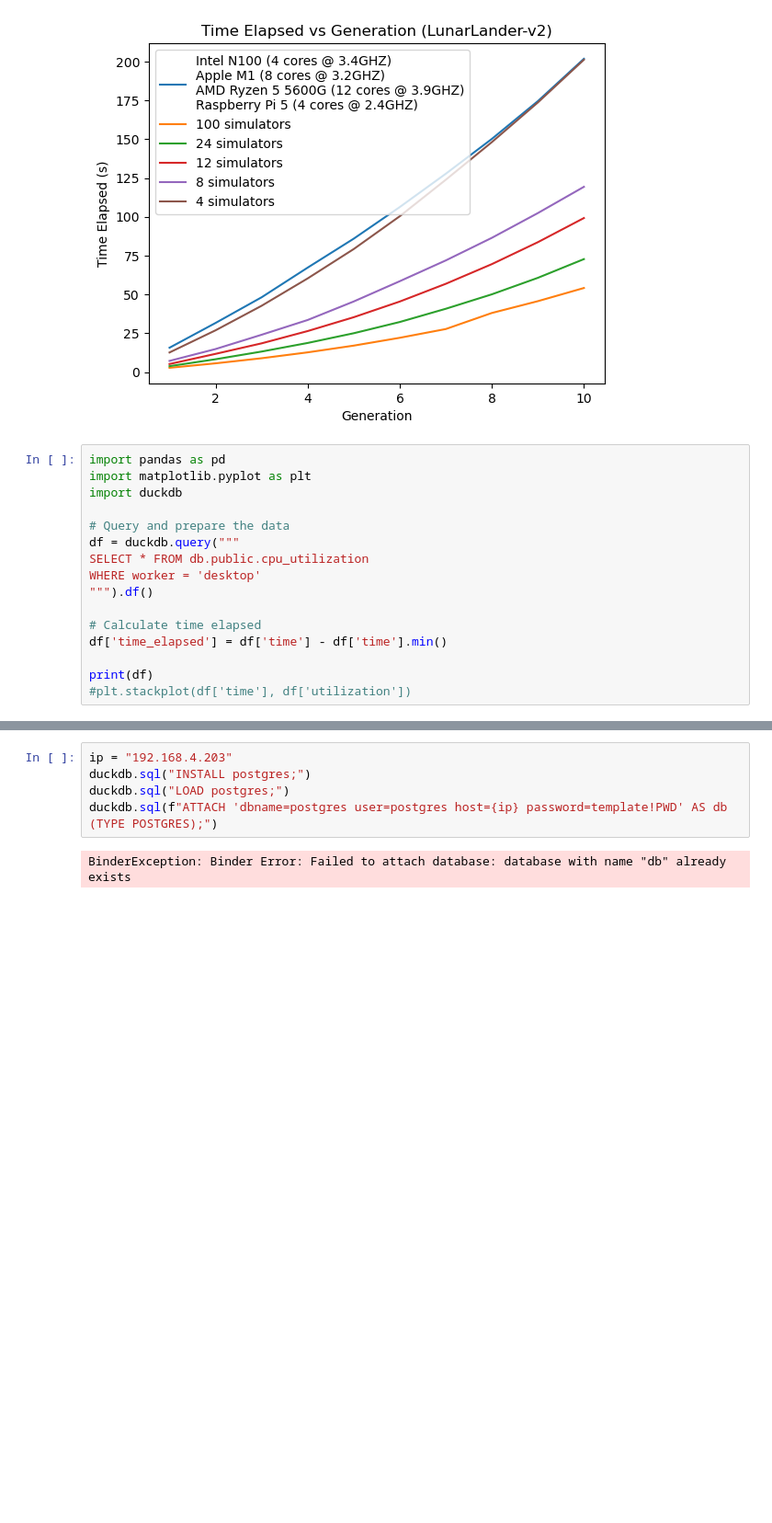
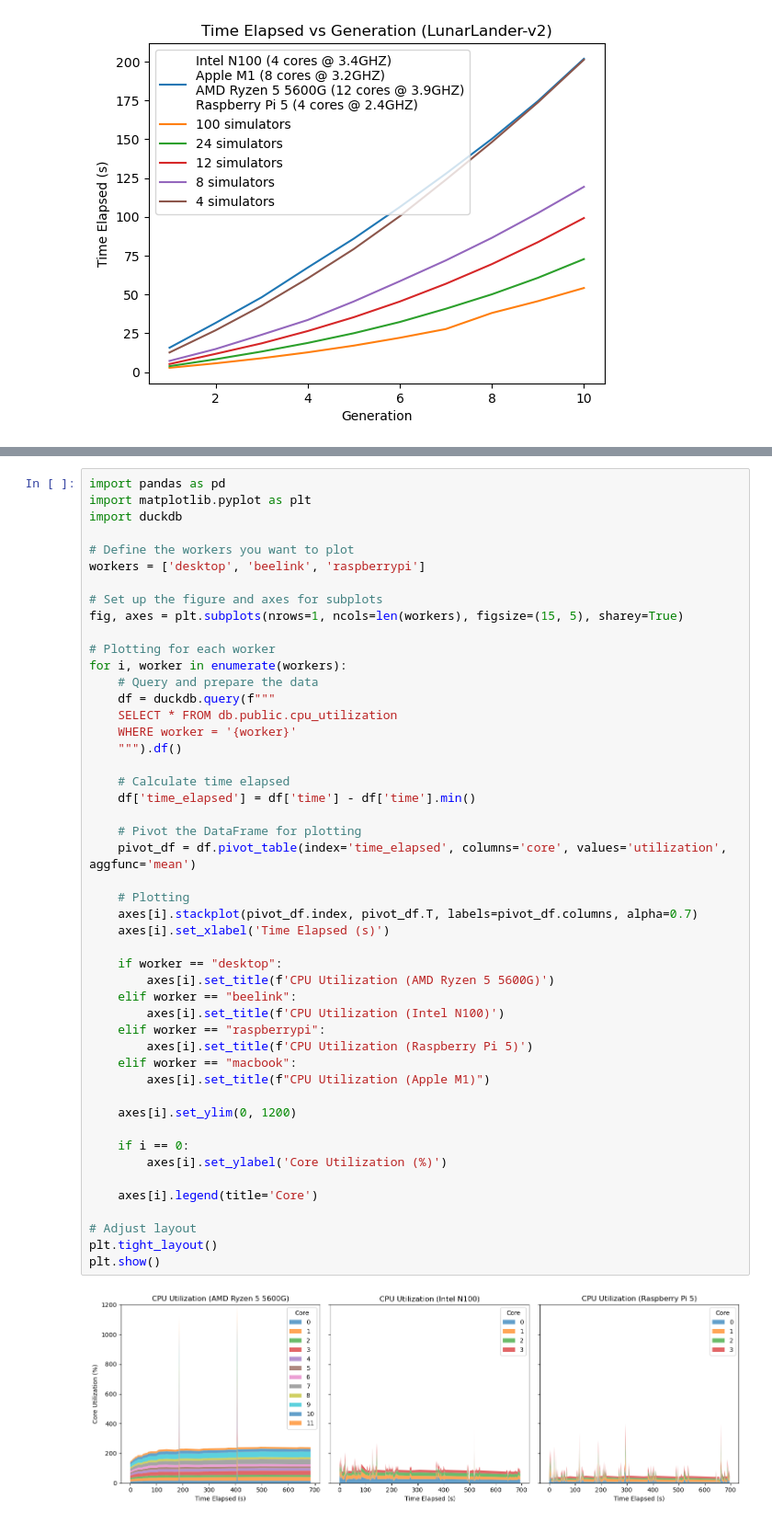
Before and after one commit to bmcnns/distributed-tpg, a Jupyter notebook: lunar_lander_early_benchmarks.ipynb, the cells around one changed output, grey strips where cells are left out. Shown at 92% size. Cells and saved outputs as stored; diff of their text form; blank space fills up the shorter version.

```diff
--- a/lunar_lander_early_benchmarks.ipynb
+++ b/lunar_lander_early_benchmarks.ipynb
@@ -26,19 +46,3 @@ plt.xlabel("Generation")
 # %% [output]
 Text(0.5, 0, 'Generation')
 [figure]
-# %%
-import pandas as pd
-import matplotlib.pyplot as plt
-import duckdb
-
-# Query and prepare the data
-df = duckdb.query("""
-SELECT * FROM db.public.cpu_utilization
-WHERE worker = 'desktop'
-""").df()
-
-# Calculate time elapsed
-df['time_elapsed'] = df['time'] - df['time'].min()
-
-print(df)
-#plt.stackplot(df['time'], df['utilization'])
@@ -60,10 +49,53 @@ print(df)
-# %%
-ip = "192.168.4.203"
-duckdb.sql("INSTALL postgres;")
-duckdb.sql("LOAD postgres;")
-duckdb.sql(f"ATTACH 'dbname=postgres user=postgres host={ip} password=template!PWD' AS db (TYPE POSTGRES);")
-# %% [output]
-BinderException: Binder Error: Failed to attach database: database with name "db" already exists
+# %%
+import pandas as pd
+import matplotlib.pyplot as plt
+import duckdb
+
+# Define the workers you want to plot
+workers = ['desktop', 'beelink', 'raspberrypi']
+
+# Set up the figure and axes for subplots
+fig, axes = plt.subplots(nrows=1, ncols=len(workers), figsize=(15, 5), sharey=True)
+
+# Plotting for each worker
+for i, worker in enumerate(workers):
+    # Query and prepare the data
+    df = duckdb.query(f"""
+    SELECT * FROM db.public.cpu_utilization
+    WHERE worker = '{worker}'
+    """).df()
+
+    # Calculate time elapsed
+    df['time_elapsed'] = df['time'] - df['time'].min()
+
+    # Pivot the DataFrame for plotting
+    pivot_df = df.pivot_table(index='time_elapsed', columns='core', values='utilization', aggfunc='mean')
+
+    # Plotting
+    axes[i].stackplot(pivot_df.index, pivot_df.T, labels=pivot_df.columns, alpha=0.7)
+    axes[i].set_xlabel('Time Elapsed (s)')
+
+    if worker == "desktop":
+        axes[i].set_title(f'CPU Utilization (AMD Ryzen 5 5600G)')
+    elif worker == "beelink":
+        axes[i].set_title(f'CPU Utilization (Intel N100)')
+    elif worker == "raspberrypi":
+        axes[i].set_title(f'CPU Utilization (Raspberry Pi 5)')
+    elif worker == "macbook":
+        axes[i].set_title(f"CPU Utilization (Apple M1)")
+
+    axes[i].set_ylim(0, 1200)
+
+    if i == 0:
+        axes[i].set_ylabel('Core Utilization (%)')
+
+    axes[i].legend(title='Core')
+
+# Adjust layout
+plt.tight_layout()
+plt.show()
+# %% [output]
+[figure, added]
 # %%
 df = duckdb.query("""
 SELECT time, COUNT(*) OVER (ORDER BY time ROWS BETWEEN UNBOUNDED PRECEDING AND CURRENT ROW) as num_steps
```
Also changed, not shown: parts of 5 cells of this notebook, 4 other files.
